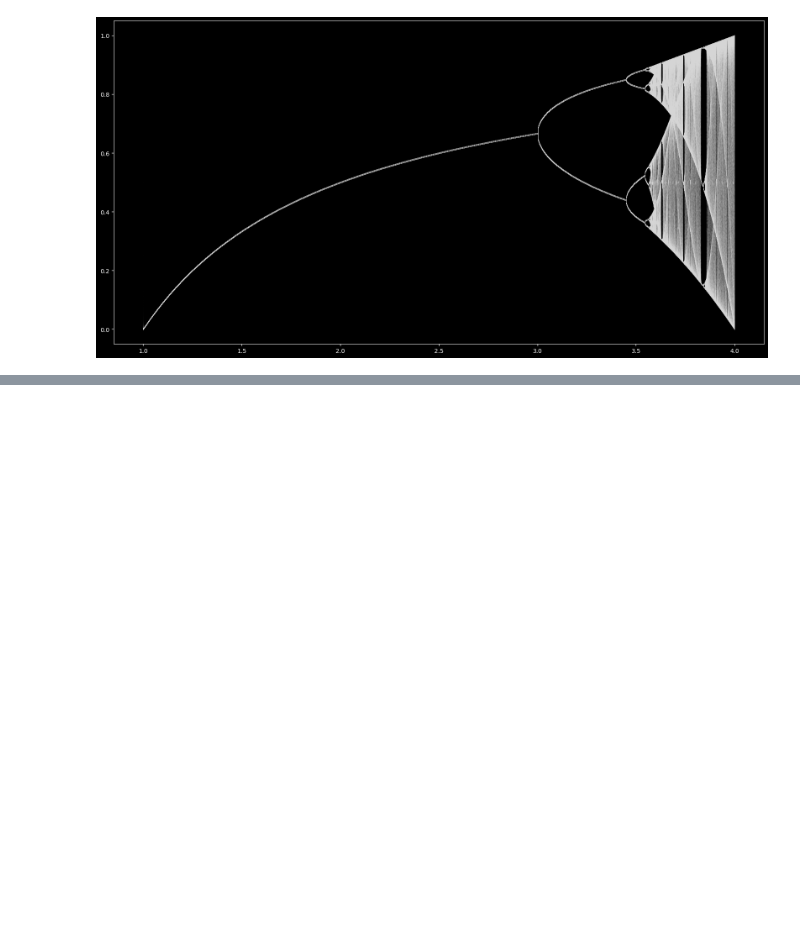
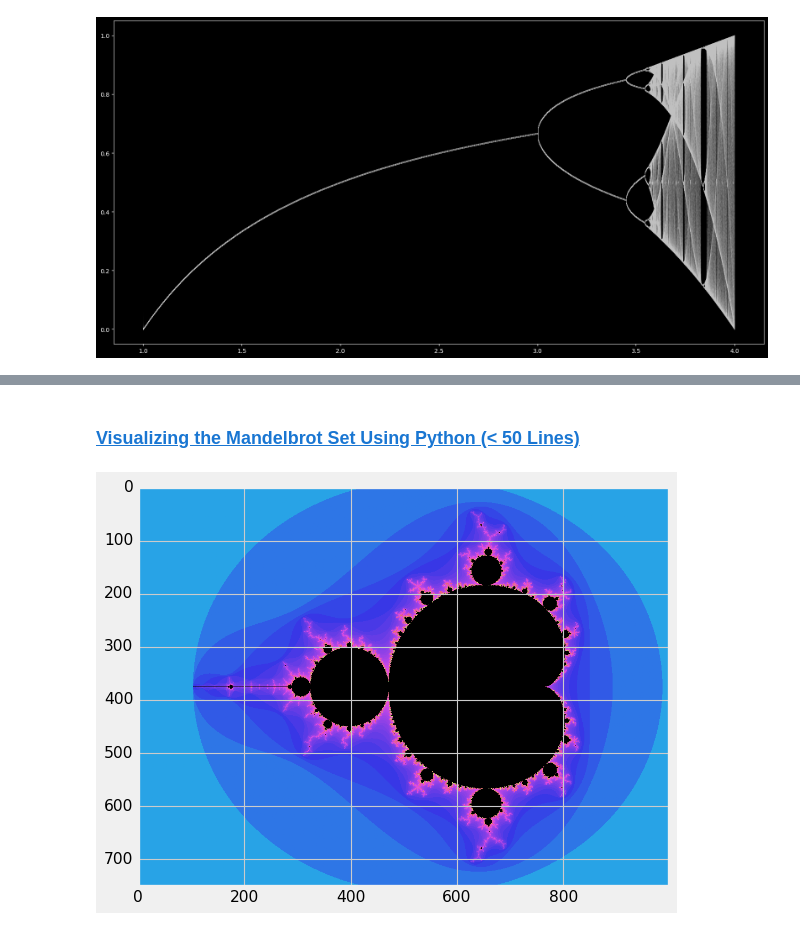
Before and after one commit to Gauranga2022/Fun-with-Python, a Jupyter notebook: The_Butterfly_Effect.ipynb, the cells around one changed output, grey strips where cells are left out. Drawn from its saved outputs; the diff is of its cells as text; code cells hidden in the pictures; blank space fills up the shorter version.

```diff
--- a/The_Butterfly_Effect.ipynb
+++ b/The_Butterfly_Effect.ipynb
@@ -105,0 +123,2 @@ plt.show()
+# %% [markdown]
+### [Visualizing the Mandelbrot Set Using Python (< 50 Lines)](https://medium.com/swlh/visualizing-the-mandelbrot-set-using-python-50-lines-f6aa5a05cf0f)
@@ -105,0 +177,8 @@ plt.show()
+# %%
+import matplotlib.image as mpimg
+image_path = "/content/output.png"
+image = mpimg.imread(image_path)
+plt.imshow(image)
+plt.show()
+# %% [output]
+[figure, added]
```
Also changed, not shown: parts of 18 cells of this notebook.
